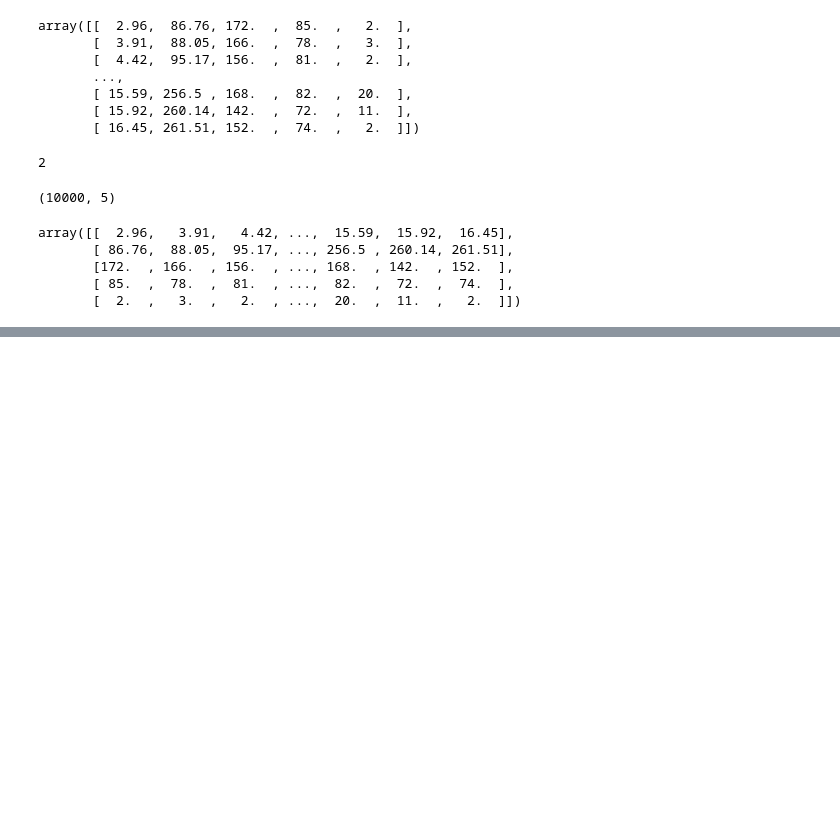
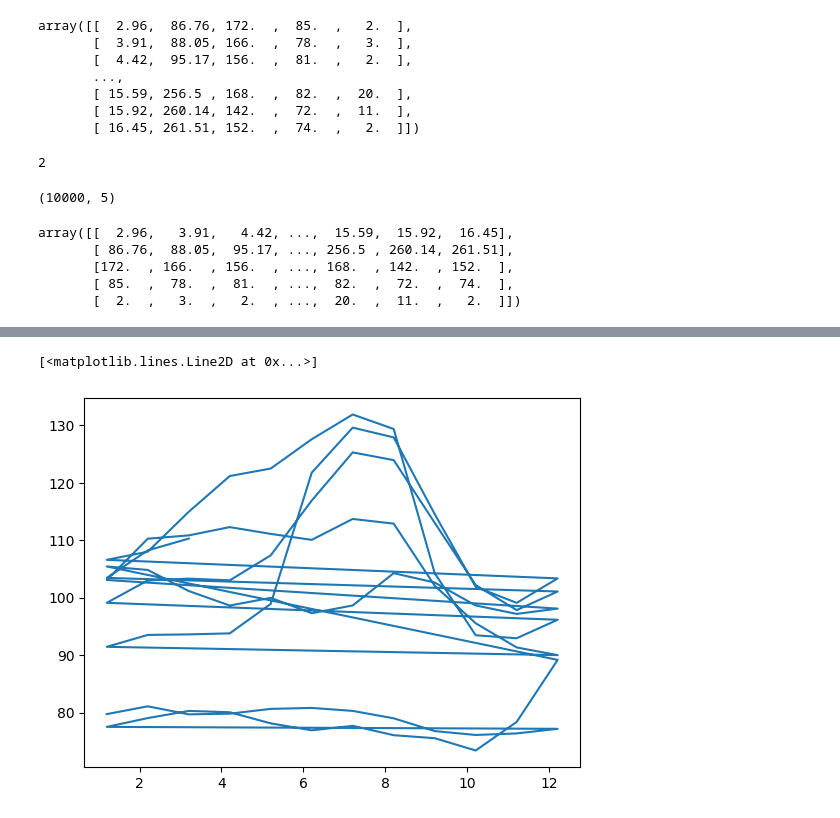
Before and after one commit to dialejo/Numpyproject, a Jupyter notebook: numpyproject.ipynb, the cells around one changed output, grey strips where cells are left out. Drawn from its saved outputs; the diff is of its cells as text; code cells hidden in the pictures; blank space fills up the shorter version.

```diff
--- a/numpyproject.ipynb
+++ b/numpyproject.ipynb
@@ -142,0 +198,6 @@ array([[  2.96,   3.91,   4.42, ...,  15.59,  15.92,  16.45],
+# %%
+precios_moscu = precios[:,0]
+plt.plot(fechas,precios_moscu)
+# %% [output]
+[<matplotlib.lines.Line2D at 0x...>]
+[figure, added]
```
Also changed, not shown: parts of 44 cells of this notebook.
